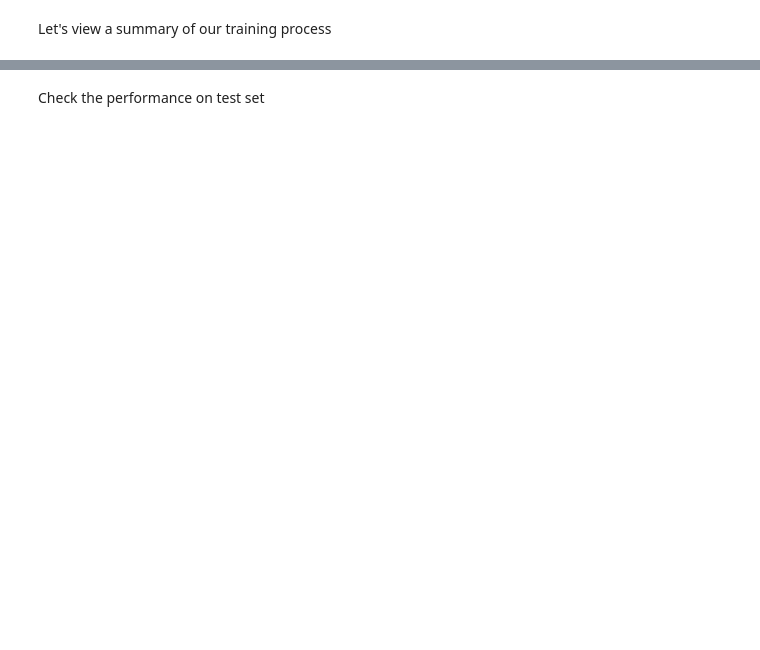
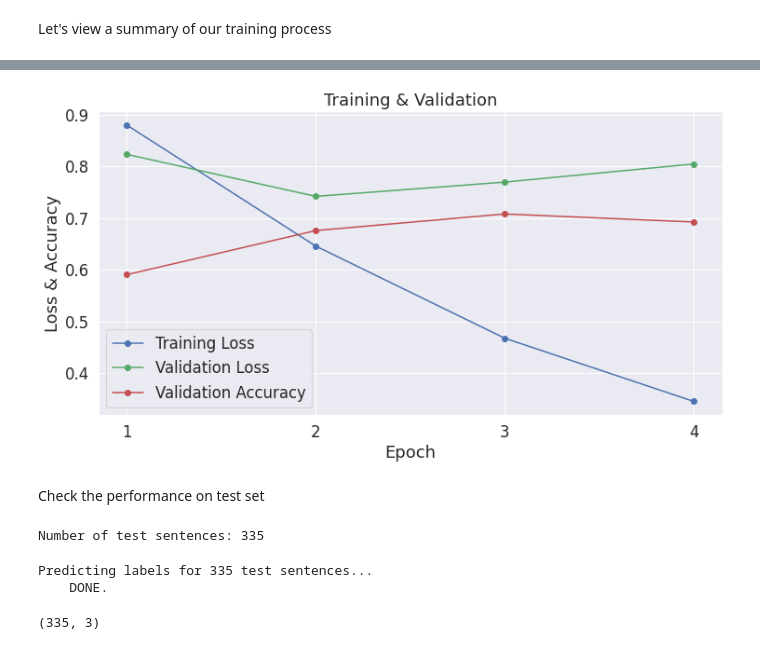
Before and after one commit to alt113/CS505-Spring-MultiLingual-Twitter-Classification, a Jupyter notebook: monolingual_arabic_bert/small_arabic_dataset.ipynb, the cells around one changed output, grey strips where cells are left out. Cells and saved outputs as stored; diff of their text form; code cells hidden in the pictures; blank space fills up the shorter version.

Commit message:
results of monolingual arabic bert

```diff
--- a/monolingual_arabic_bert/small_arabic_dataset.ipynb
+++ b/monolingual_arabic_bert/small_arabic_dataset.ipynb
@@ -18,16 +75,16 @@ df.sample(10)
 Extract the tweets and their labels
 # %%
 # Get the lists of sentences and their labels.
-sentences = df.sentence.values
-labels = df.label.values
+sentences = train_df.preprocessed.values
+labels = train_df.sentiment.values
 # %% [markdown]
 Tokenize the input
 # %%
-from transformers import AutoTokenizer
+from transformers import BertTokenizer
 
 # Load the BERT tokenizer.
 print('Loading arabic BERT tokenizer...')
-tokenizer = AutoTokenizer.from_pretrained("asafaya/bert-base-arabic")
+tokenizer = BertTokenizer.from_pretrained("asafaya/bert-base-arabic")
 
 # Print the original sentence.
 print(' Original: ', sentences[0])
@@ -133,6 +212,6 @@ validation_dataloader = DataLoader(
 # %% [markdown]
 Now the fun begins, start training our classification model! Load the pre-trained monolingual arabic BERT.
 # %%
-from transformers import AutoModel
+from transformers import BertForSequenceClassification
 
-model = AutoModel.from_pretrained("asafaya/bert-base-arabic")
+model = BertForSequenceClassification.from_pretrained("asafaya/bert-base-arabic", num_labels = 3)
@@ -253,9 +343,9 @@ for epoch_i in range(0, epochs):
         #   [0]: input ids
         #   [1]: attention masks
         #   [2]: labels
-        b_input_ids = batch[0].to(device)
-        b_input_mask = batch[1].to(device)
-        b_labels = batch[2].to(device)
+        b_input_ids = batch[0]
+        b_input_mask = batch[1]
+        b_labels = batch[2]
 
         # Always clear any previously calculated gradients before performing a
         # backward pass. PyTorch doesn't do this automatically because
@@ -344,9 +434,9 @@ for epoch_i in range(0, epochs):
         #   [0]: input ids
         #   [1]: attention masks
         #   [2]: labels
-        b_input_ids = batch[0].to(device)
-        b_input_mask = batch[1].to(device)
-        b_labels = batch[2].to(device)
+        b_input_ids = batch[0]
+        b_input_mask = batch[1]
+        b_labels = batch[2]
 
         # Tell pytorch not to bother with constructing the compute graph during
         # the forward pass, since this is only needed for backprop (training).
@@ -430,42 +545,42 @@ df_stats
 # %%
 import matplotlib.pyplot as plt
-% matplotlib inline
+# % matplotlib inline
 
 import seaborn as sns
 
 # Use plot styling from seaborn.
 sns.set(style='darkgrid')
 
 # Increase the plot size and font size.
 sns.set(font_scale=1.5)
 plt.rcParams["figure.figsize"] = (12,6)
 
 # Plot the learning curve.
-plt.plot(df_stats['Training Loss'], 'b-o', label="Training")
-plt.plot(df_stats['Valid. Loss'], 'g-o', label="Validation")
+plt.plot(df_stats['Training Loss'], 'b-o', label="Training Loss")
+plt.plot(df_stats['Valid. Loss'], 'g-o', label="Validation Loss")
+plt.plot(df_stats['Valid. Accur.'], 'r-o', label="Validation Accuracy")
 
 # Label the plot.
-plt.title("Training & Validation Loss")
+plt.title("Training & Validation")
 plt.xlabel("Epoch")
-plt.ylabel("Loss")
+plt.ylabel("Loss & Accuracy")
 plt.legend()
 plt.xticks([1, 2, 3, 4])
 
 plt.show()
+# %% [output]
+[figure, added]
 # %% [markdown]
 Check the performance on test set
 # %%
 import pandas as pd
 
-# Load the dataset into a pandas dataframe.
-df = pd.read_csv("./cola_public/raw/out_of_domain_dev.tsv", delimiter='\t', header=None, names=['sentence_source', 'label', 'label_notes', 'sentence'])
-
 # Report the number of sentences.
-print('Number of test sentences: {:,}\n'.format(df.shape[0]))
+print('Number of test sentences: {:,}\n'.format(test_df.shape[0]))
 
 # Create sentence and label lists
-sentences = df.sentence.values
-labels = df.label.values
+sentences = test_df.preprocessed.values
+labels = test_df.sentiment.values
 
 # Tokenize all of the sentences and map the tokens to thier word IDs.
 input_ids = []
@@ -507,6 +622,8 @@ batch_size = 32
 prediction_data = TensorDataset(input_ids, attention_masks, labels)
 prediction_sampler = SequentialSampler(prediction_data)
 prediction_dataloader = DataLoader(prediction_data, sampler=prediction_sampler, batch_size=batch_size)
+# %% [output]
+Number of test sentences: 335
 # %%
 # Prediction on test set
 
@@ -521,7 +638,7 @@ predictions , true_labels = [], []
 # Predict
 for batch in prediction_dataloader:
   # Add batch to GPU
-  batch = tuple(t.to(device) for t in batch)
+  batch = tuple(t for t in batch)
 
   # Unpack the inputs from our dataloader
   b_input_ids, b_input_mask, b_labels = batch
@@ -538,11 +655,14 @@ for batch in prediction_dataloader:
   logits = result.logits
 
   # Move logits and labels to CPU
-  logits = logits.detach().cpu().numpy()
-  label_ids = b_labels.to('cpu').numpy()
+  logits = logits.numpy()
+  label_ids = b_labels.numpy()
 
   # Store predictions and true labels
   predictions.append(logits)
   true_labels.append(label_ids)
 
 print('    DONE.')
+# %% [output]
+Predicting labels for 335 test sentences...
+    DONE.
@@ -548,0 +671,6 @@ print('    DONE.')
+# %%
+flat_predictions = np.array(flat_predictions)
+
+print(flat_predictions.shape)
+# %% [output]
+(335, 3)
```
Also changed, not shown: parts of 18 cells of this notebook.
